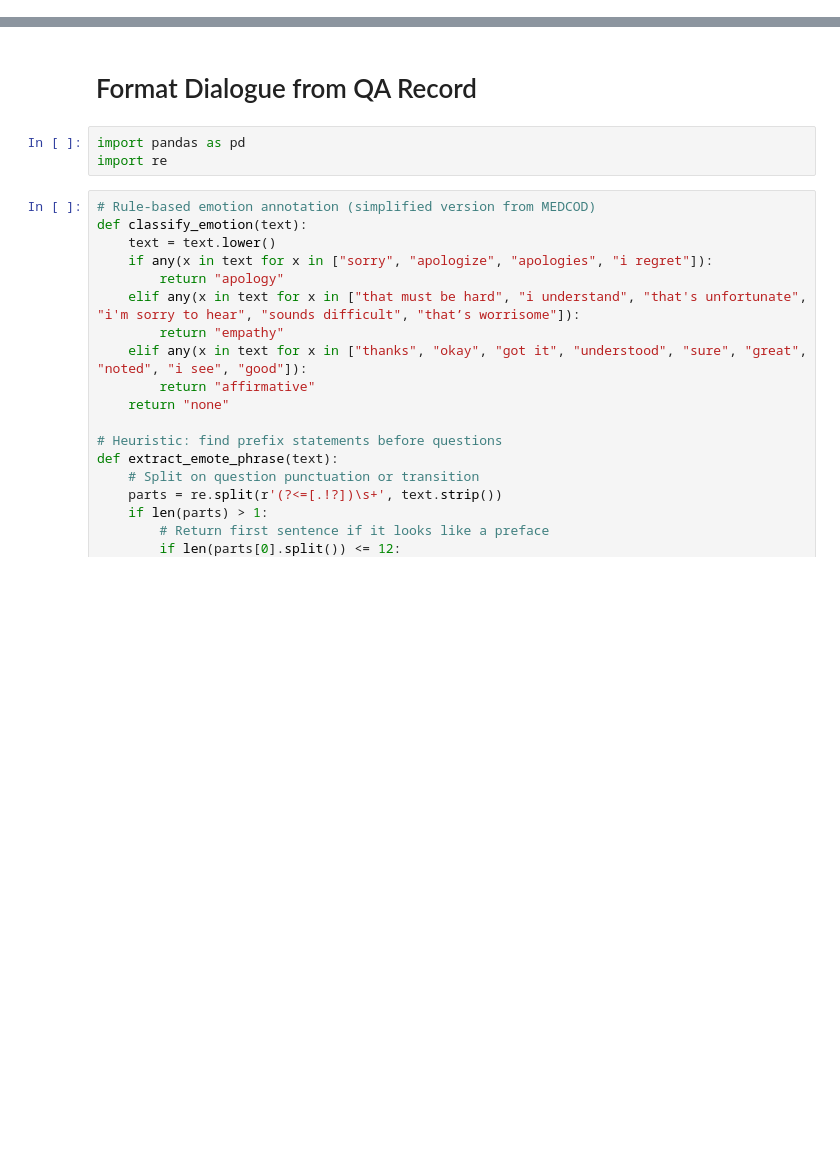
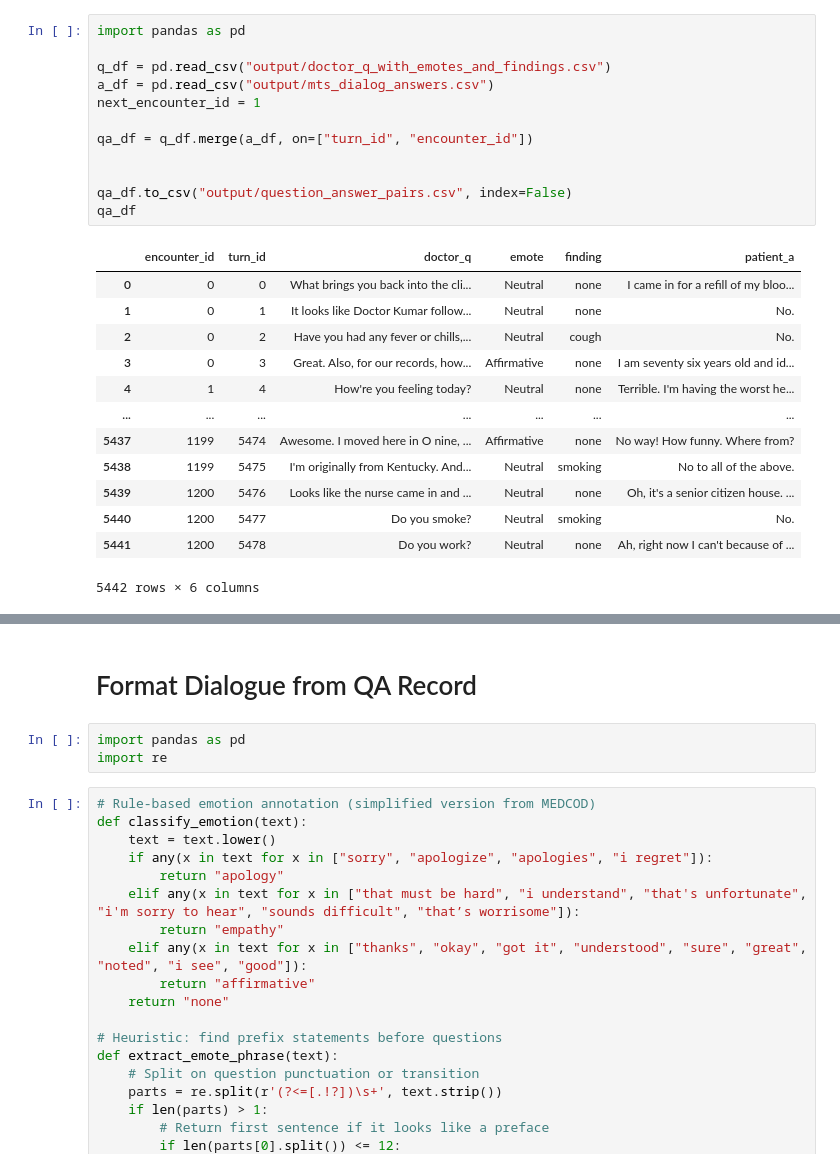
Before and after one commit to mariellederocher/DLforHealthcare_Final_Project, a Jupyter notebook: format_dialogue.ipynb, the cells around one changed output, grey strips where cells are left out. Cells and saved outputs as stored; diff of their text form; blank space fills up the shorter version.

```diff
--- a/format_dialogue.ipynb
+++ b/format_dialogue.ipynb
@@ -68,0 +105,26 @@ q_df
+# %%
+import pandas as pd
+
+q_df = pd.read_csv("output/doctor_q_with_emotes_and_findings.csv")
+a_df = pd.read_csv("output/mts_dialog_answers.csv")
+next_encounter_id = 1
+
+qa_df = q_df.merge(a_df, on=["turn_id", "encounter_id"])
+
+
+qa_df.to_csv("output/question_answer_pairs.csv", index=False)
+qa_df
+# %% [output]
+|  | encounter_id | turn_id | doctor_q | emote | finding | patient_a |
+| 0 | 0 | 0 | What brings you back into the cli... | Neutral | none | I came in for a refill of my bloo... |
+| 1 | 0 | 1 | It looks like Doctor Kumar follow... | Neutral | none | No. |
+| 2 | 0 | 2 | Have you had any fever or chills,... | Neutral | cough | No. |
+| 3 | 0 | 3 | Great. Also, for our records, how... | Affirmative | none | I am seventy six years old and id... |
+| 4 | 1 | 4 | How're you feeling today? | Neutral | none | Terrible. I'm having the worst he... |
+| ... | ... | ... | ... | ... | ... | ... |
+| 5437 | 1199 | 5474 | Awesome. I moved here in O nine, ... | Affirmative | none | No way! How funny. Where from? |
+| 5438 | 1199 | 5475 | I'm originally from Kentucky. And... | Neutral | smoking | No to all of the above. |
+| 5439 | 1200 | 5476 | Looks like the nurse came in and ... | Neutral | none | Oh, it's a senior citizen house. ... |
+| 5440 | 1200 | 5477 | Do you smoke? | Neutral | smoking | No. |
+| 5441 | 1200 | 5478 | Do you work? | Neutral | none | Ah, right now I can't because of ... |
+5442 rows × 6 columns
```
Also changed, not shown: parts of 8 cells of this notebook, 24 other files.
